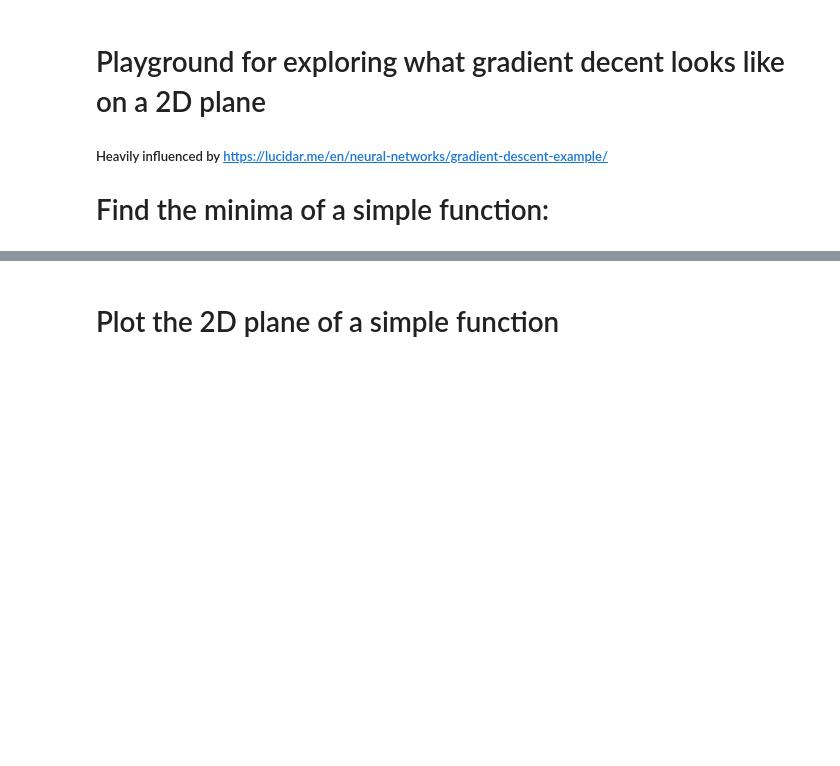
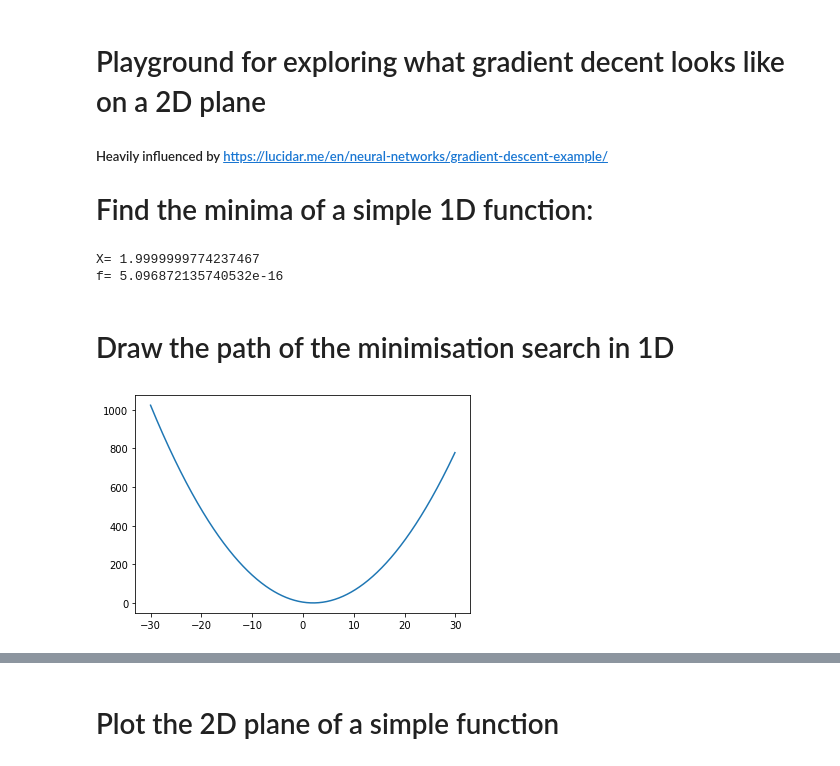
Before and after one commit to josephmckenna/2022_Janurary_IOP_Introduction_To_Machine_Learning, a Jupyter notebook: GradientDecentPlayground.ipynb, the cells around one changed output, grey strips where cells are left out. Drawn from its saved outputs; the diff is of its cells as text; code cells hidden in the pictures; blank space fills up the shorter version.

```diff
--- a/GradientDecentPlayground.ipynb
+++ b/GradientDecentPlayground.ipynb
@@ -3,4 +3,49 @@
 
 ##### Heavily influenced by https://lucidar.me/en/neural-networks/gradient-descent-example/
 
-# Find the minima of a simple function:
+# Find the minima of a simple 1D function:
+# %%
+import numpy as np
+import matplotlib.pyplot as plt
+
+# Function to minimize
+def function1D ( X ):
+   return (X-2)**2
+
+# Numerical gradient
+def numerical_gradient1D (XY, fn, delta):
+    X_plus  = fn( XY + delta)
+    X_minus = fn( XY - delta)
+    return X_plus - X_minus
+
+
+# Starting point
+X = -30
+
+# Step size multiplier
+alpha=0.5
+
+XHistory = np.zeros( (200,1) )
+# Gradient descent (200 steps)
+for x in range(0, 200):
+    X = X - alpha*numerical_gradient1D(X,function1D,0.05)
+    XHistory[x] = X
+    #print (XY)
+
+# Print results
+print ('X=', X)
+print ('f=', function1D(X))
+# %% [output]
+X= 1.9999999774237467
+f= 5.096872135740532e-16
+# %% [markdown]
+# Draw the path of the minimisation search in 1D
+# %%
+fig,ax=plt.subplots(1,1)
+xlist = np.arange(-30, 30, 0.1)
+ylist = function1D(xlist)
+# Plot the funtion
+ax.plot(xlist,function1D(xlist))
+plt.show()
+# %% [output]
+[figure, added]
```
Also changed, not shown: parts of 13 cells of this notebook.
